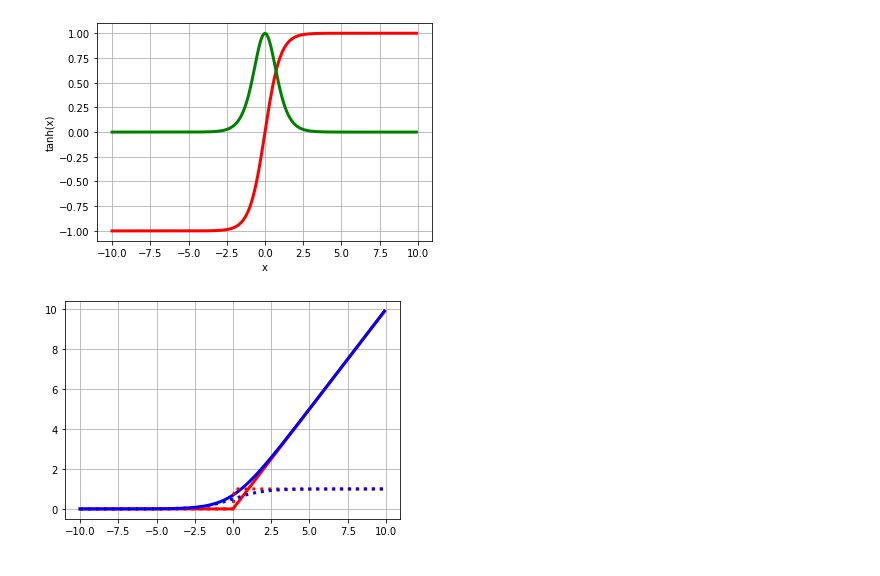
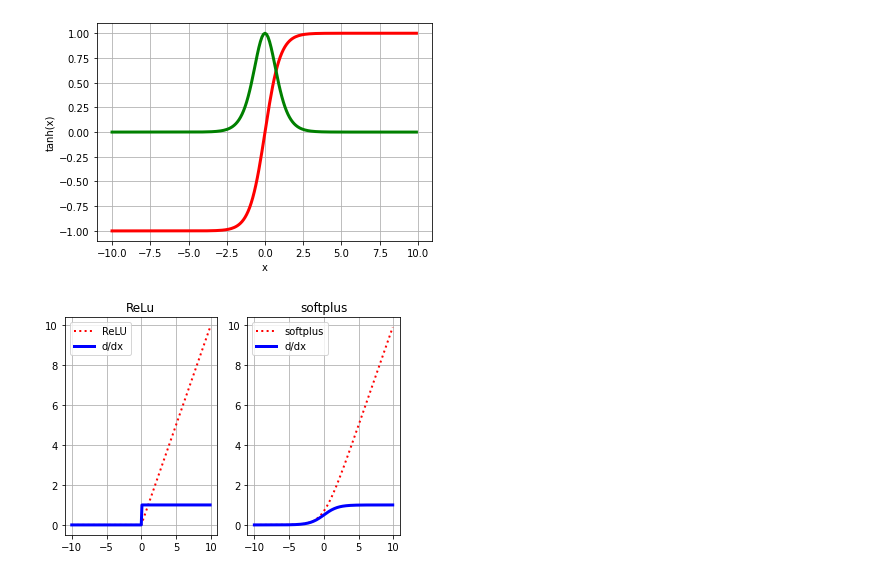
Before and after one commit to ibribr/ML, a Jupyter notebook: activation_functions.ipynb, the cells around one changed output. Saved outputs shown, nothing was run; the diff lists cells and outputs as text; code cells hidden in the pictures.

```diff
--- a/activation_functions.ipynb
+++ b/activation_functions.ipynb
@@ -80,24 +80,32 @@ plt.show()
 # %%
 # ReLU: Rectifier
 x = np.arange(-10,10,0.1)
 
 def relu_(x):
   return(np.maximum(x,0))
 
 def softplus_(x):
   return(np.log((1+np.exp(x))))
 
 def relu_derivative(x):
   return(np.where(x>=0,1,0))
 
 def softplus_derivative(x):
   return(1/(1+np.exp(-x)))
 
-plt.plot(x, relu_(x),'r-', linewidth=3.0)
-plt.plot(x, softplus_(x), 'b-', linewidth=3.0)
-plt.plot(x, relu_derivative(x),'r:', linewidth = 3.0)
-plt.plot(x, softplus_derivative(x),'b:',linewidth = 3.0 )
+plt.subplot(1, 2, 1)
+plt.plot(x, relu_(x),'r:', linewidth=2.0, label='ReLU')
+plt.plot(x, relu_derivative(x),'b-', linewidth = 3.0, label='d/dx')
+plt.legend(loc='upper left')
+plt.title('ReLu')
+plt.grid()
+
+plt.subplot(1, 2, 2)
+plt.plot(x, softplus_(x), 'r:', linewidth=2.0, label='softplus')
+plt.plot(x, softplus_derivative(x),'b-',linewidth = 3.0, label='d/dx')
+plt.legend(loc='upper left')
+plt.title('softplus')
 plt.grid()
 plt.show()
 # %% [output]
-[figure, old version]
+[figure, new version]
```
